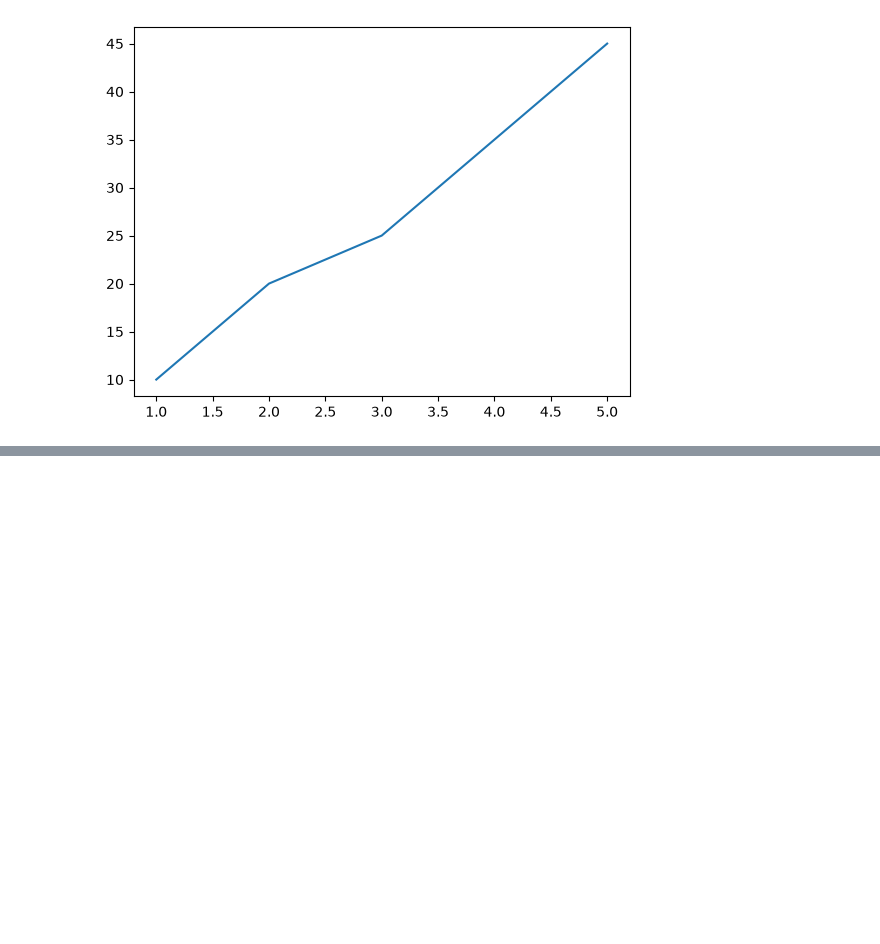
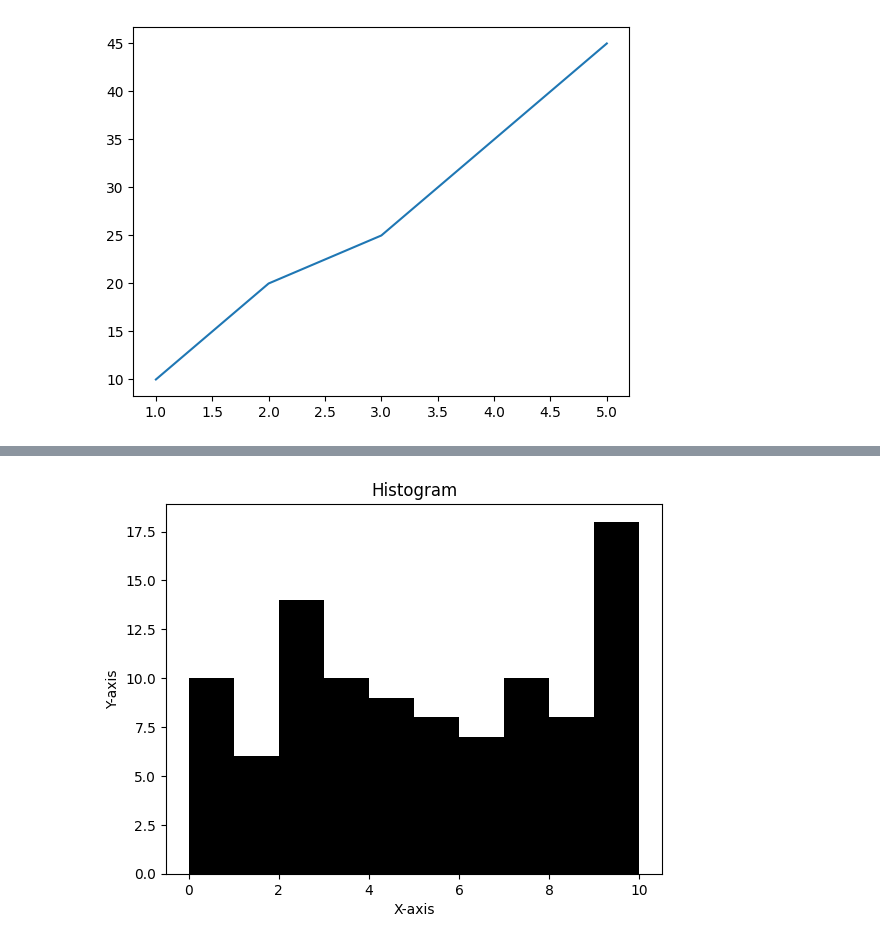
Before and after one commit to AnshuAnshu01/Data_Analytics_Python, a Jupyter notebook: matplotlib.ipynb, the cells around one changed output, grey strips where cells are left out. Cells and saved outputs as stored; diff of their text form; code cells hidden in the pictures; blank space fills up the shorter version.

```diff
--- a/matplotlib.ipynb
+++ b/matplotlib.ipynb
@@ -43,0 +61,11 @@ plt.show()
+# %%
+# Histogram use for distribution analysis
+import random
+data=[random.randint(0,10) for i in range(100)]
+plt.hist(data, bins=10 ,color="black")
+plt.title("Histogram")
+plt.xlabel("X-axis")
+plt.ylabel("Y-axis")
+plt.show()
+# %% [output]
+[figure, added]
```
Also changed, not shown: parts of 7 cells of this notebook.
